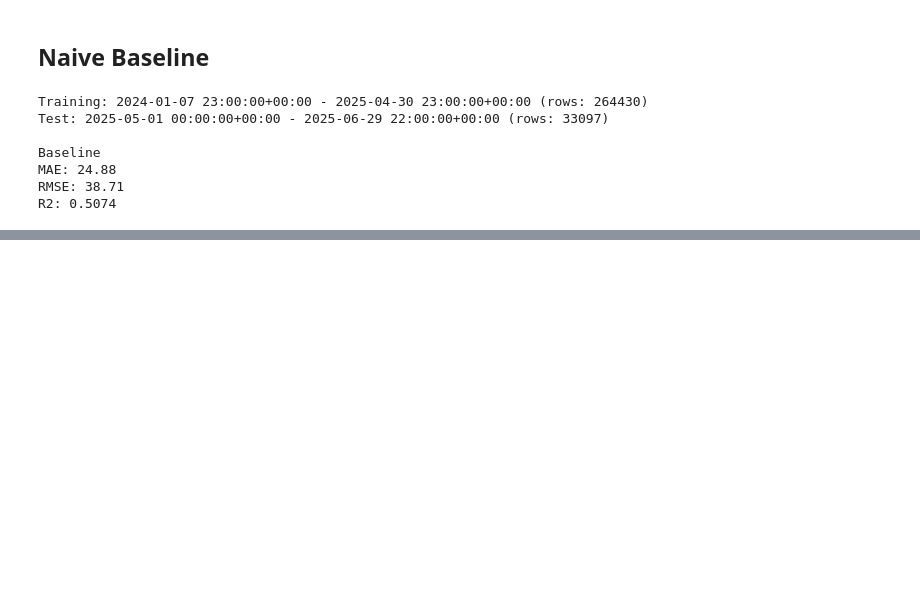
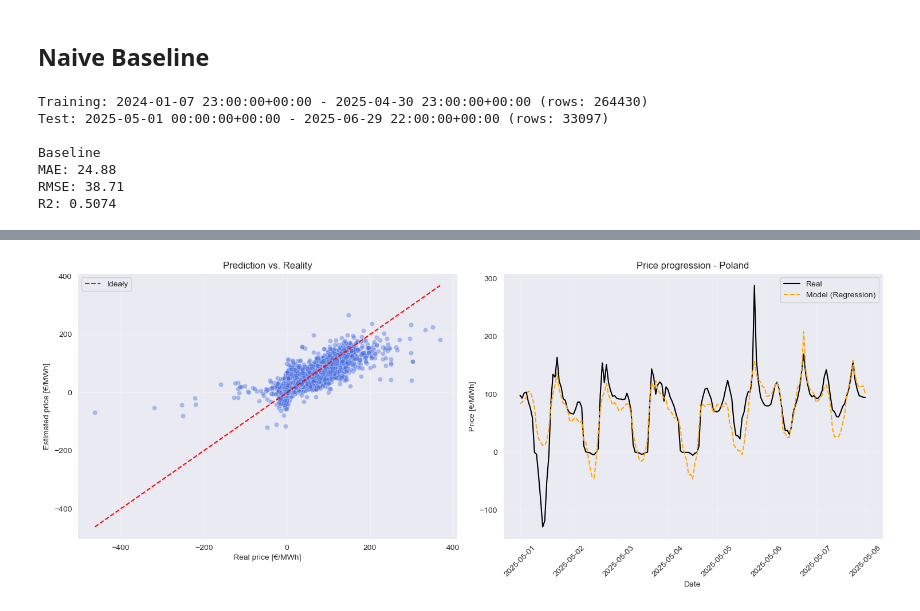
Before and after one commit to Siubuk123/Prediction, a Jupyter notebook: notebooks/03_Models.ipynb, the cells around one changed output, grey strips where cells are left out. Drawn from its saved outputs; the diff is of its cells as text; code cells hidden in the pictures; blank space fills up the shorter version.

Commit message:
Add Linear Regression model and update README

```diff
--- a/notebooks/03_Models.ipynb
+++ b/notebooks/03_Models.ipynb
@@ -44,0 +93,41 @@ R2: 0.5074
+# %%
+test_res = test.copy()
+test_res['pred'] = y_pred_lr
+
+def plot_results(df, kraj='Poland', start='2025-05-01', end='2025-05-07'):
+    fig, ax = plt.subplots(1, 2, figsize=(15, 6))
+
+    sample = df.sample(5000, random_state=42) if len(df) > 5000 else df
+
+    sns.scatterplot(data=sample, x='price', y='pred', alpha=0.4, color='royalblue', ax=ax[0])
+
+    min_p = min(sample['price'].min(), sample['pred'].min())
+    max_p = max(sample['price'].max(), sample['pred'].max())
+    ax[0].plot([min_p, max_p], [min_p, max_p], color='red', linestyle='--', label='Ideały')
+
+    ax[0].set_title('Prediction vs. Reality')
+    ax[0].set_xlabel('Real price [€/MWh]')
+    ax[0].set_ylabel('Estimated price [€/MWh]')
+    ax[0].legend()
+    ax[0].grid(alpha=0.3)
+
+    mask = (df['country'] == kraj) & (df['date'] >= start) & (df['date'] <= end)
+    df_kraj = df[mask]
+
+    ax[1].plot(df_kraj['date'], df_kraj['price'], label='Real', color='black')
+    ax[1].plot(df_kraj['date'], df_kraj['pred'], label='Model (Regression)', color='orange', linestyle='--')
+
+    ax[1].set_title(f'Price progression - {kraj}')
+    ax[1].set_xlabel('Date')
+    ax[1].set_ylabel('Price [€/MWh]')
+    ax[1].legend()
+    ax[1].grid(alpha=0.3)
+    ax[1].tick_params(axis='x', rotation=45)
+
+    plt.tight_layout()
+    plt.savefig('../Images/regression_results.png')
+    plt.show()
+# %%
+plot_results(test_res, kraj='Poland', start='2025-05-01', end='2025-05-08')
+# %% [output]
+[figure, added]
```
Also changed, not shown: parts of 3 cells of this notebook, 2 other files.
